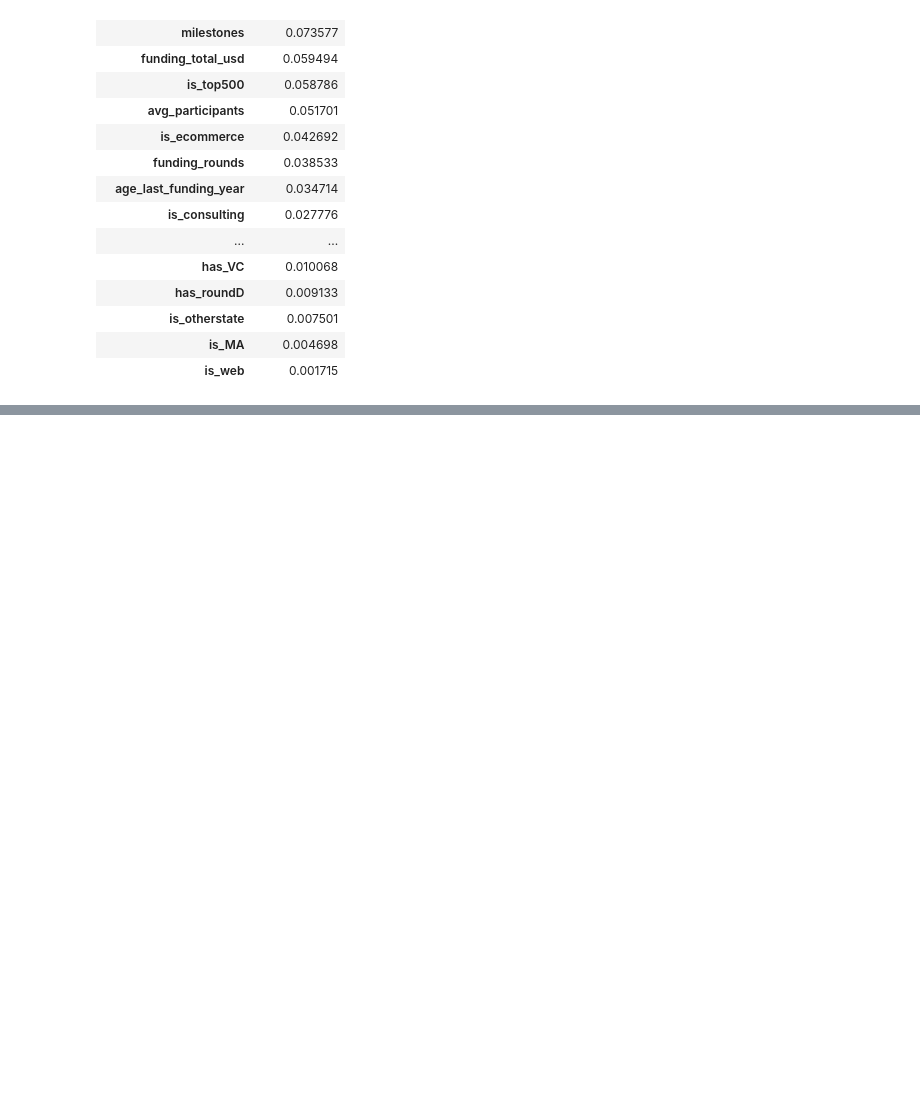
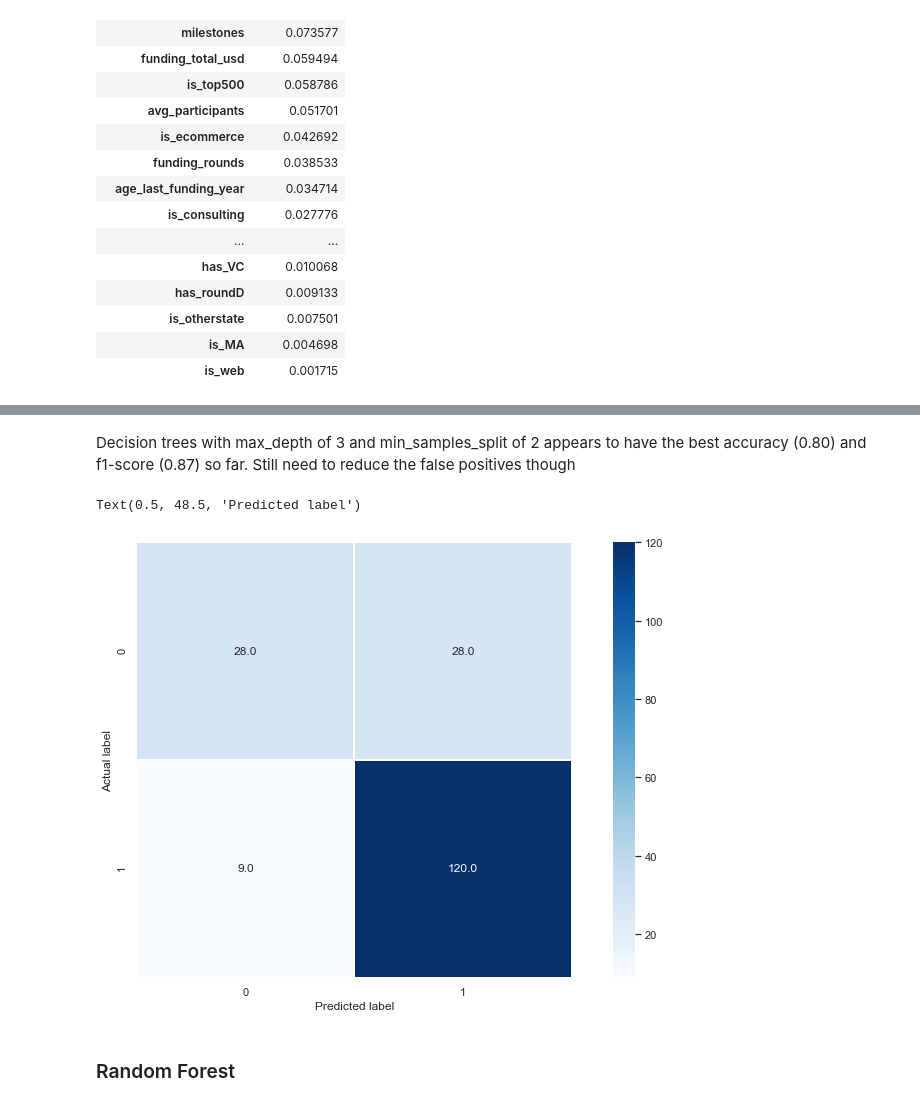
Before and after one commit to eniola-f/Hamoye_project, a Jupyter notebook: Startup_data.ipynb, the cells around one changed output, grey strips where cells are left out. Drawn from its saved outputs; the diff is of its cells as text; code cells hidden in the pictures; blank space fills up the shorter version.

```diff
--- a/Startup_data.ipynb
+++ b/Startup_data.ipynb
@@ -870,0 +970,6 @@ pd.DataFrame(
+# %%
+# Decision Trees
+from sklearn.tree import DecisionTreeClassifier
+
+tree = DecisionTreeClassifier()
+tree.fit(X_train, y_train)
@@ -870,0 +1003,4 @@ pd.DataFrame(
+# %%
+param_grid = {"max_depth": range(2, 20), "min_samples_split": range(2,12,2)}
+grid = GridSearchCV(tree, param_grid, cv=3, n_jobs=2, verbose=1)
+grid.fit(X_train, y_train)
@@ -870,0 +1029,3 @@ pd.DataFrame(
+# %%
+dt_model = grid.best_estimator_
+dt_model
@@ -870,0 +1039,3 @@ pd.DataFrame(
+# %%
+y_pred4 = dt_model.predict(X_test)
+accuracy_score(y_test, y_pred4)
@@ -870,0 +1057,14 @@ pd.DataFrame(
+# %% [markdown]
+Decision trees with max_depth of 3 and min_samples_split of 2 appears to have
+the best accuracy (0.80) and f1-score (0.87) so far.
+Still need to reduce the false positives though
+# %%
+cm = confusion_matrix(y_test, y_pred4)
+sns.heatmap(cm, linewidth=0.5, annot=True, fmt=".1f", square=True, cmap="Blues")
+plt.ylabel("Actual label")
+plt.xlabel("Predicted label")
+# %% [output]
+Text(0.5, 48.5, 'Predicted label')
+[figure, added]
+# %% [markdown]
+### Random Forest
```
Also changed, not shown: parts of 31 cells of this notebook.
